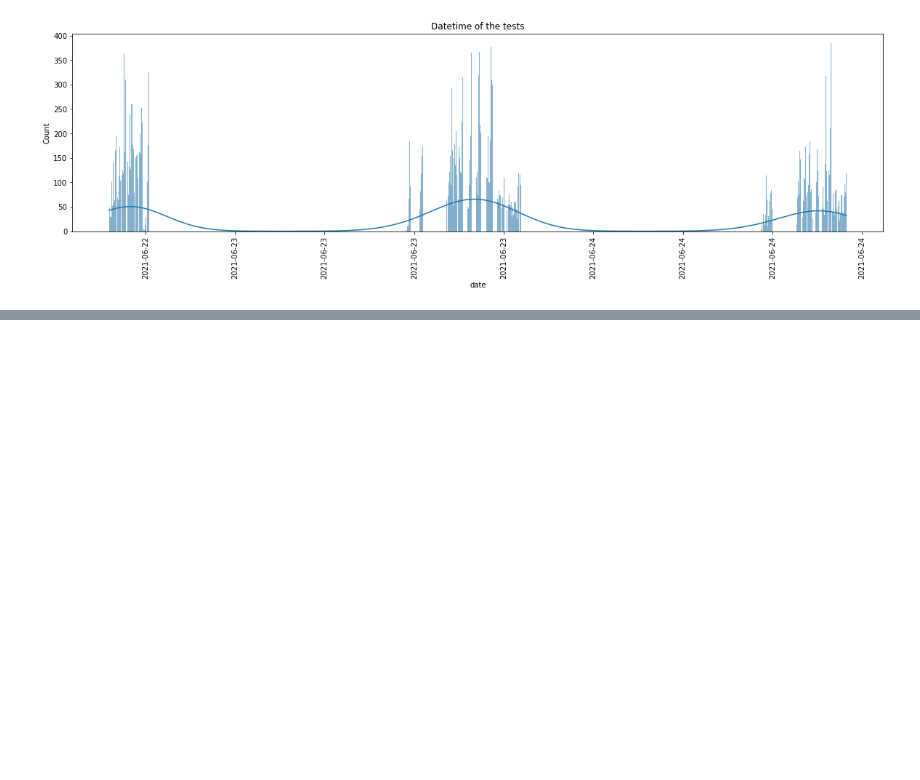
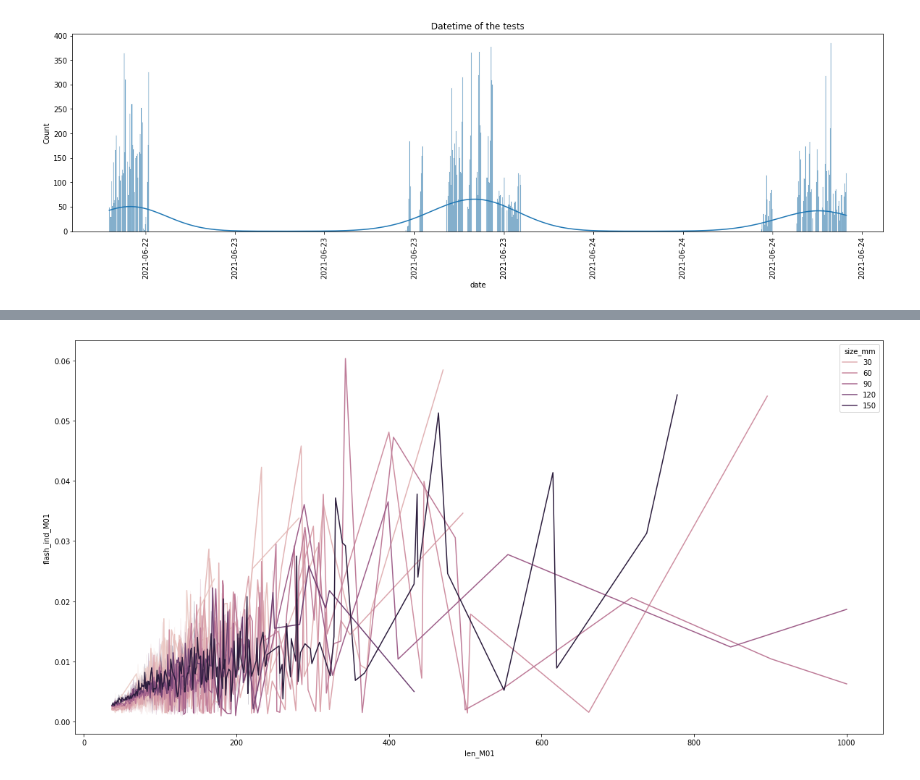
Before and after one commit to FiratSaritas/Safety-for-Alpine-Villages, a Jupyter notebook: eda/eda_F.ipynb, the cells around one changed output, grey strips where cells are left out. Cells and saved outputs as stored; diff of their text form; code cells hidden in the pictures; blank space fills up the shorter version.

```diff
--- a/eda/eda_F.ipynb
+++ b/eda/eda_F.ipynb
@@ -116,0 +135,6 @@ plt.show()
+# %%
+M01 = sns.lineplot(data = df, x = 'len_M01', y = 'flash_ind_M01',hue="size_mm")
+plt.gcf().set_size_inches(20, 10)
+plt.show()
+# %% [output]
+[figure, added]
```
Also changed, not shown: parts of 7 cells of this notebook.
